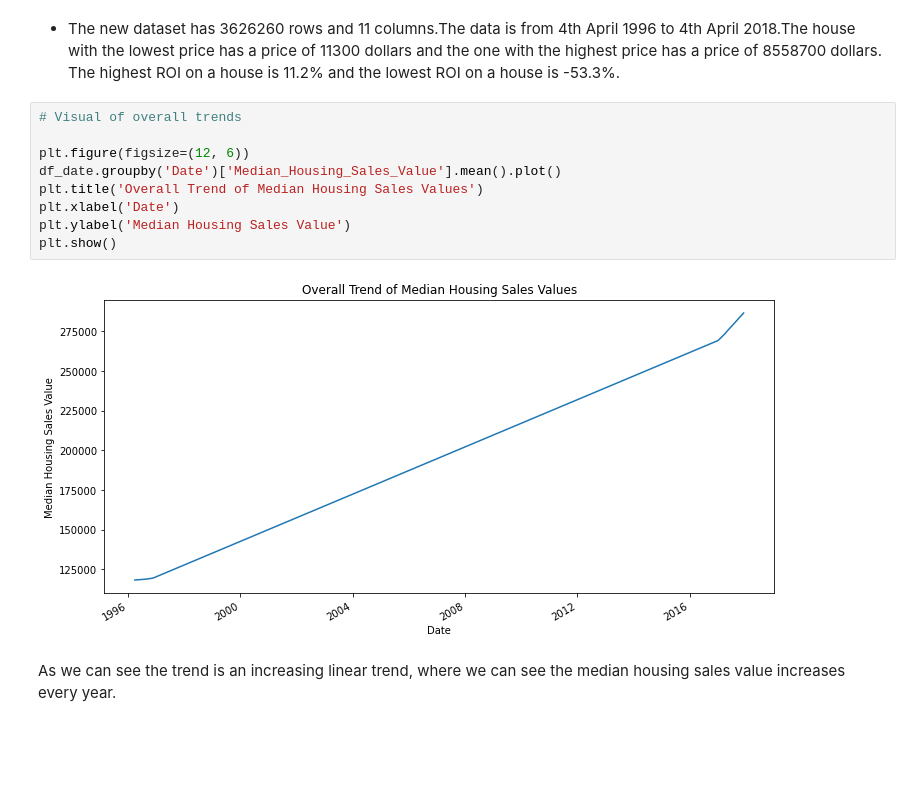
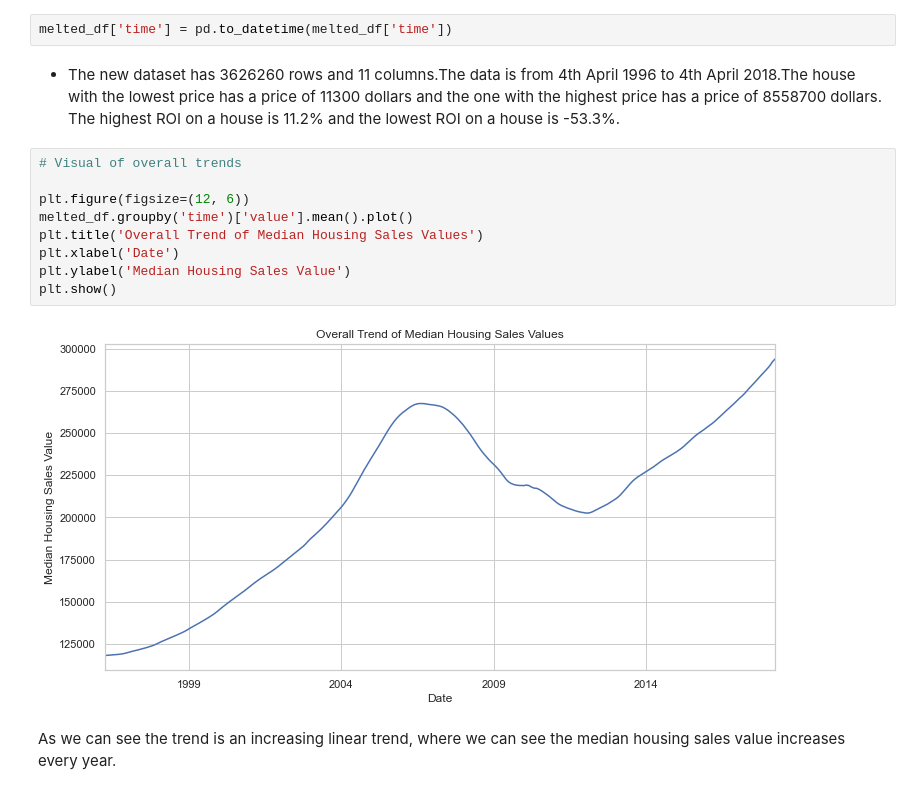
Before and after one commit to FrankOyugi/Phase-4-Project, a Jupyter notebook: index.ipynb, the cells around one changed output. Saved outputs shown, nothing was run; the diff lists cells and outputs as text; blank space fills up the shorter version.

```diff
--- a/index.ipynb
+++ b/index.ipynb
@@ -403,19 +448,21 @@ melted_df
 | 3626258 | 81225 | 93733 | 14722 | Mount Crested Butte | CO | missing | Gunnison | 2.100471 | 0.279729 | 2018-04-01 | ... |
 | 3626259 | 89155 | 95851 | 14723 | Mesquite | NV | Las Vegas | Clark | 0.840703 | 0.315390 | 2018-04-01 | ... |
 3626260 rows × 11 columns
+# %%
+melted_df['time'] = pd.to_datetime(melted_df['time'])
 # %% [markdown]
 - The new dataset has 3626260 rows and 11 columns.The data is from 4th April 1996 to 4th April 2018.The house with the lowest price has a price of 11300 dollars and the one with the highest price has a price of 8558700 dollars. The highest ROI on a house is 11.2% and the lowest ROI on a house is -53.3%.
 # %%
 # Visual of overall trends
 
 plt.figure(figsize=(12, 6))
-df_date.groupby('Date')['Median_Housing_Sales_Value'].mean().plot()
+melted_df.groupby('time')['value'].mean().plot()
 plt.title('Overall Trend of Median Housing Sales Values')
 plt.xlabel('Date')
 plt.ylabel('Median Housing Sales Value')
 plt.show()
 # %% [output]
-[figure, old version]
+[figure, new version]
 # %% [markdown]
 As we can see the trend is an increasing linear trend, where we can see the median housing sales value increases every year.
 # %%
```
Also changed, not shown: parts of 26 cells of this notebook.
